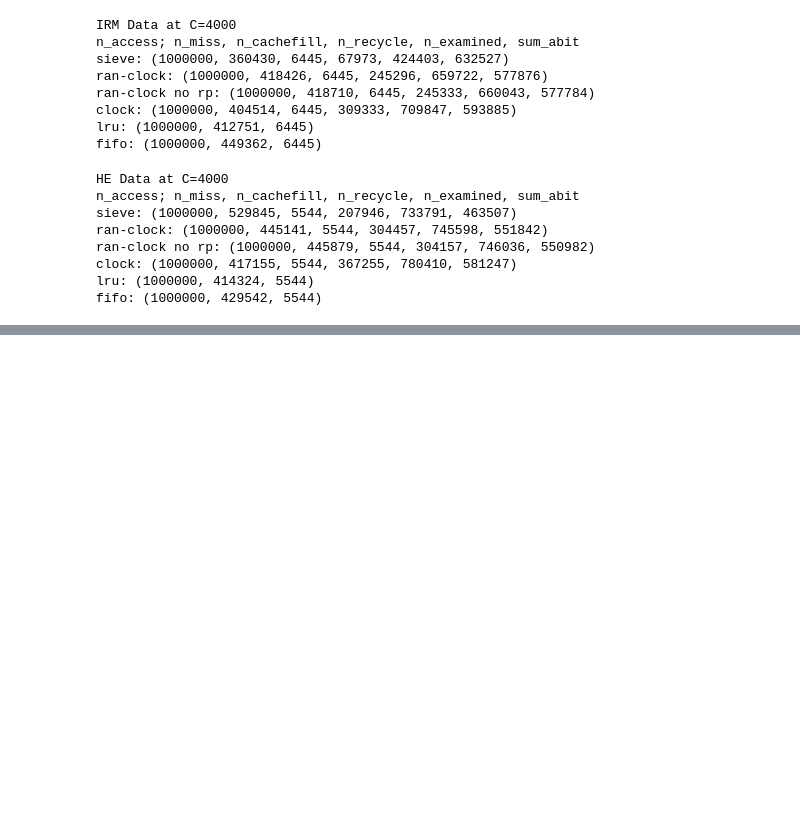
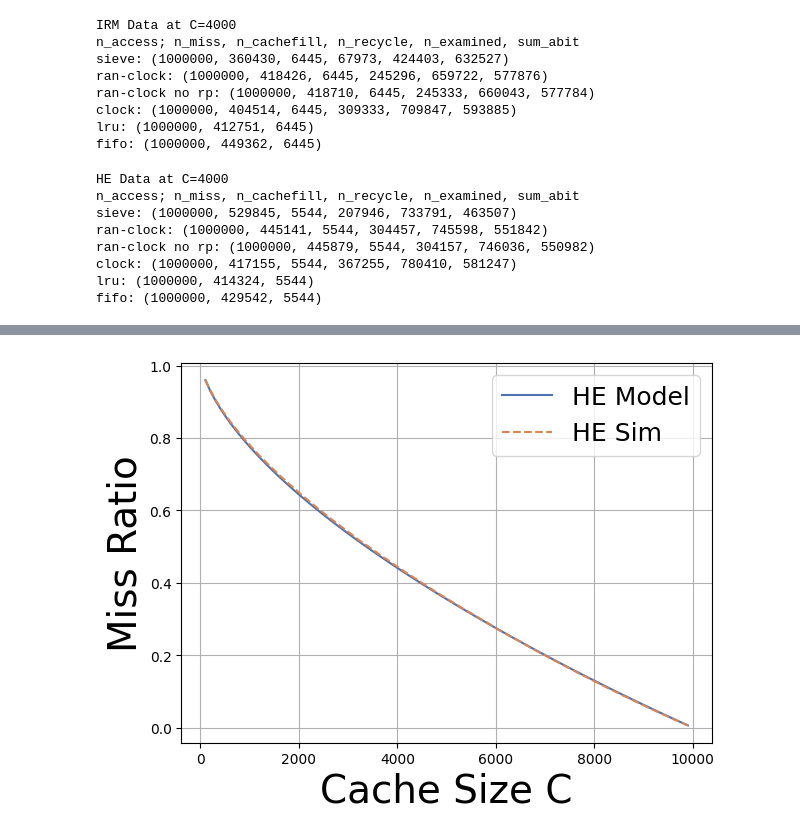
Before and after one commit to Effygal/cache-modeling, a Jupyter notebook: mrc-analysis.ipynb, the cells around one changed output, grey strips where cells are left out. Cells and saved outputs as stored; diff of their text form; code cells hidden in the pictures; blank space fills up the shorter version.

```diff
--- a/mrc-analysis.ipynb
+++ b/mrc-analysis.ipynb
@@ -346,0 +507,22 @@ fifo: (1000000, 429542, 5544)
+# %%
+mr_he_model = []
+for c in C:
+    mr = ranclock_ph_fixed_point(lmb, lmb, K=1, C=c)
+    mr_he_model.append(mr.item())
+
+mr_he_sim = []
+for c in C:
+    rclock = tg.ran_clock(c)
+    rclock.run(trace2, rp=True)
+    mr_he_sim.append(1-rclock.hitrate())
+
+plt.plot(C, mr_he_model, label='HE Model', color=palette[0])
+plt.plot(C, mr_he_sim, label='HE Sim', color=palette[1], linestyle='--')
+plt.xlabel('Cache Size C', fontsize=28)
+plt.ylabel('Miss Ratio', fontsize=28)
+plt.legend(fontsize=18)
+plt.grid(True)
+plt.tight_layout()
+plt.show()
+# %% [output]
+[figure, added]
```
Also changed, not shown: parts of 6 cells of this notebook.
